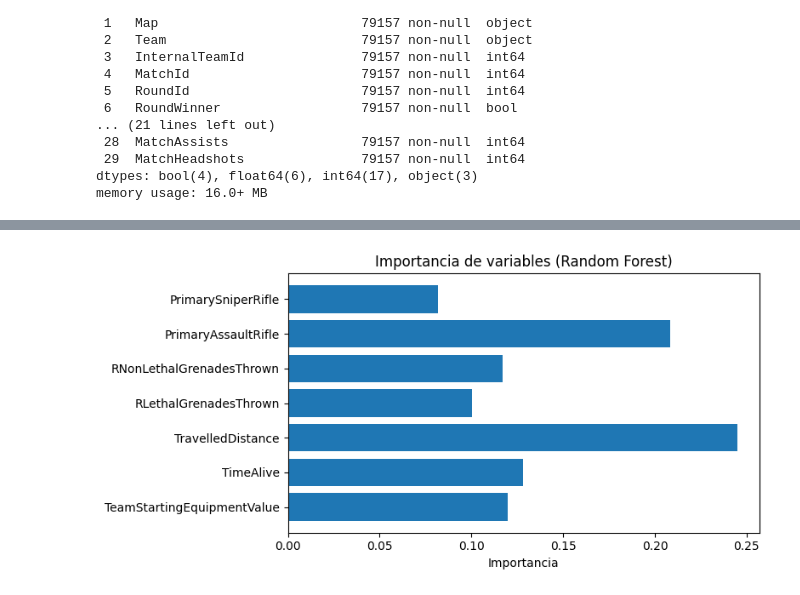
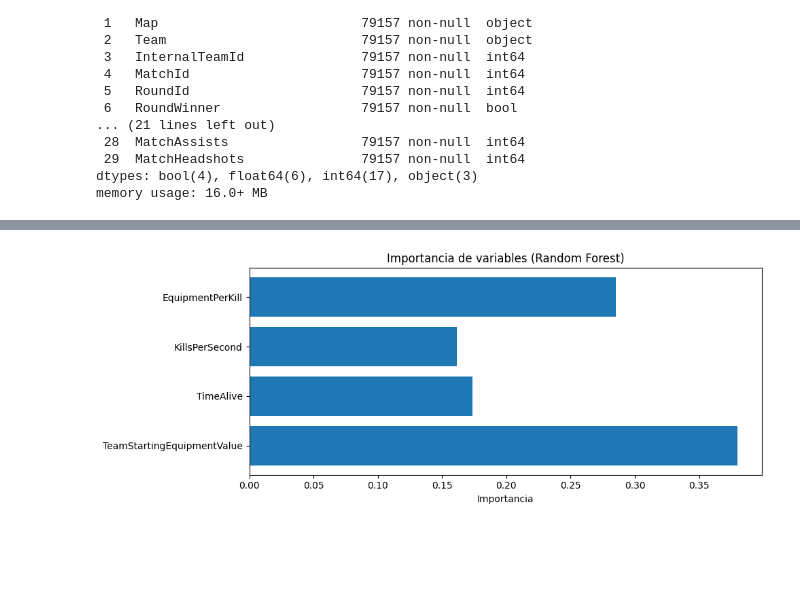
Before and after one commit to KevinParker02/EV_ML_CS, a Jupyter notebook: Regresión/Informe_Tecnico_FMY0100_(Random_Forest).ipynb, the cells around one changed output, grey strips where cells are left out. Saved outputs shown, nothing was run; the diff lists cells and outputs as text; code cells hidden in the pictures; blank space fills up the shorter version.

Commit message:
Modelo mejorado en Regresión y Dataset
- Random Forest (Regresión)

```diff
--- a/Regresión/Informe_Tecnico_FMY0100_(Random_Forest).ipynb
+++ b/Regresión/Informe_Tecnico_FMY0100_(Random_Forest).ipynb
@@ -165,17 +165,12 @@ Hipótesis:
 ## Fase 3: Modelos - Random Forest
 ---
 # %%
+# Importaciones necesarias
 import numpy as np
 import pandas as pd
 import matplotlib.pyplot as plt
-%matplotlib inline
-plt.rcParams['figure.figsize'] = (10.0, 8.0)
 import seaborn as sns
-from scipy import stats
-from scipy.stats import norm
-from sklearn.impute import KNNImputer
-
-from sklearn.model_selection import train_test_split
+from sklearn.model_selection import train_test_split, GridSearchCV, cross_val_score
 from sklearn.metrics import mean_squared_error, r2_score
 from sklearn.ensemble import RandomForestRegressor
 # %%
@@ -284,21 +257,0 @@ media_equipo_match = media_equipo_match.merge(armas, on=['MatchId', 'Team'], how
-# %%
-# Entrenamiento simple (ajústalo a tus datos)
-X = media_equipo_match[[
-    'TeamStartingEquipmentValue',
-    'TimeAlive',
-    'TravelledDistance',
-    'RLethalGrenadesThrown',
-    'RNonLethalGrenadesThrown',
-    'PrimaryAssaultRifle',
-    'PrimarySniperRifle'
-]]
-y = media_equipo_match['MatchKills']
-
-modelo_rf = RandomForestRegressor(random_state=42)
-modelo_rf.fit(X, y)
-
-importancias = modelo_rf.feature_importances_
-nombres = X.columns
-
-for nombre, importancia in zip(nombres, importancias):
-    print(f"{nombre}: {importancia:.4f}")
@@ -313,9 +258,13 @@ PrimarySniperRifle: 0.0819
 # %%
-plt.figure(figsize=(8, 4))
+# Paso 12: Importancia de variables
+importancias = best_model.feature_importances_
+nombres = X.columns
+
+plt.figure(figsize=(10, 4))
 plt.barh(nombres, importancias)
 plt.xlabel("Importancia")
 plt.title("Importancia de variables (Random Forest)")
 plt.tight_layout()
 plt.show()
 # %% [output]
-[figure, old version]
+[figure, new version]
```
Also changed, not shown: parts of 10 cells of this notebook, 1 other file.
